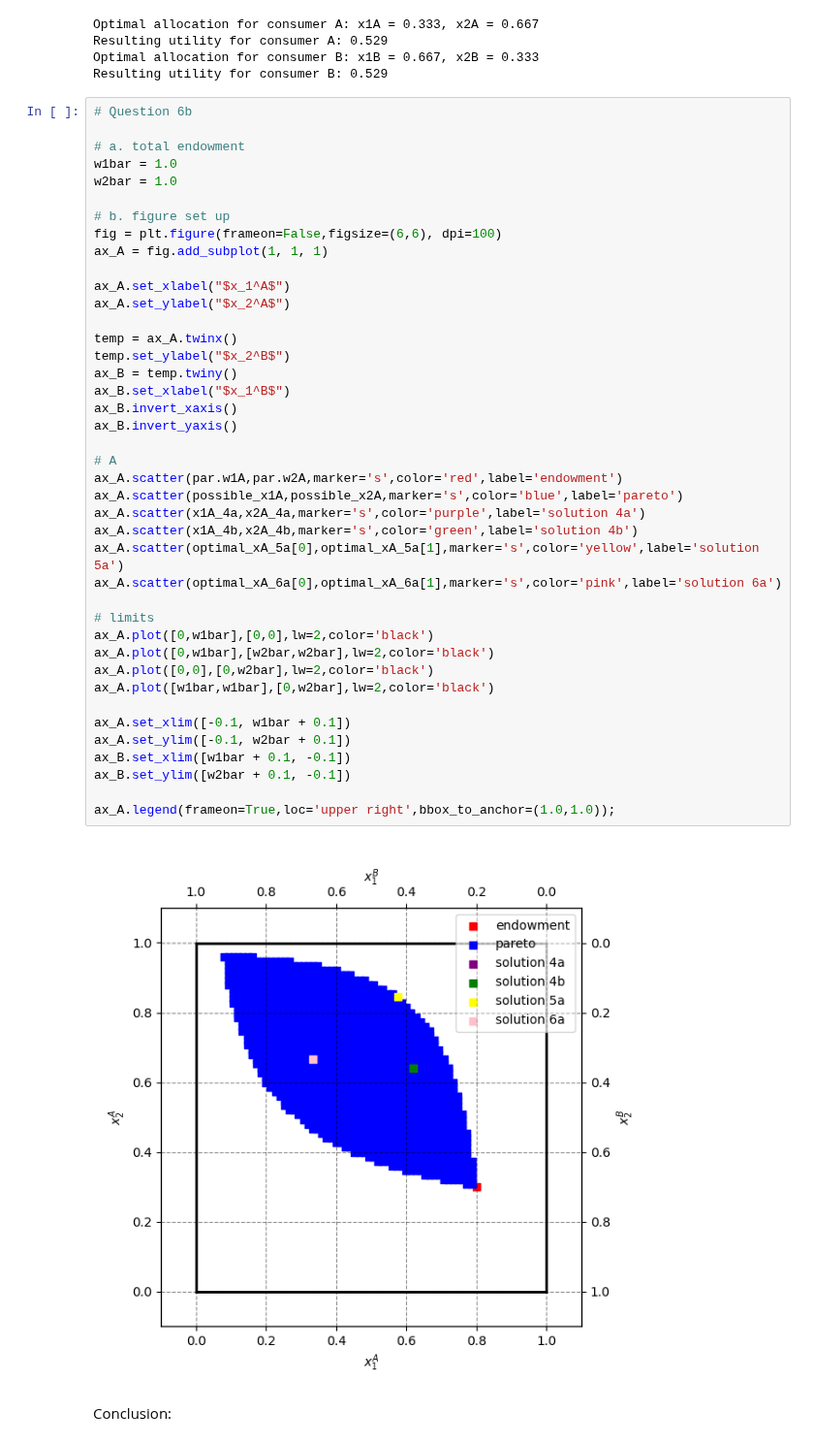
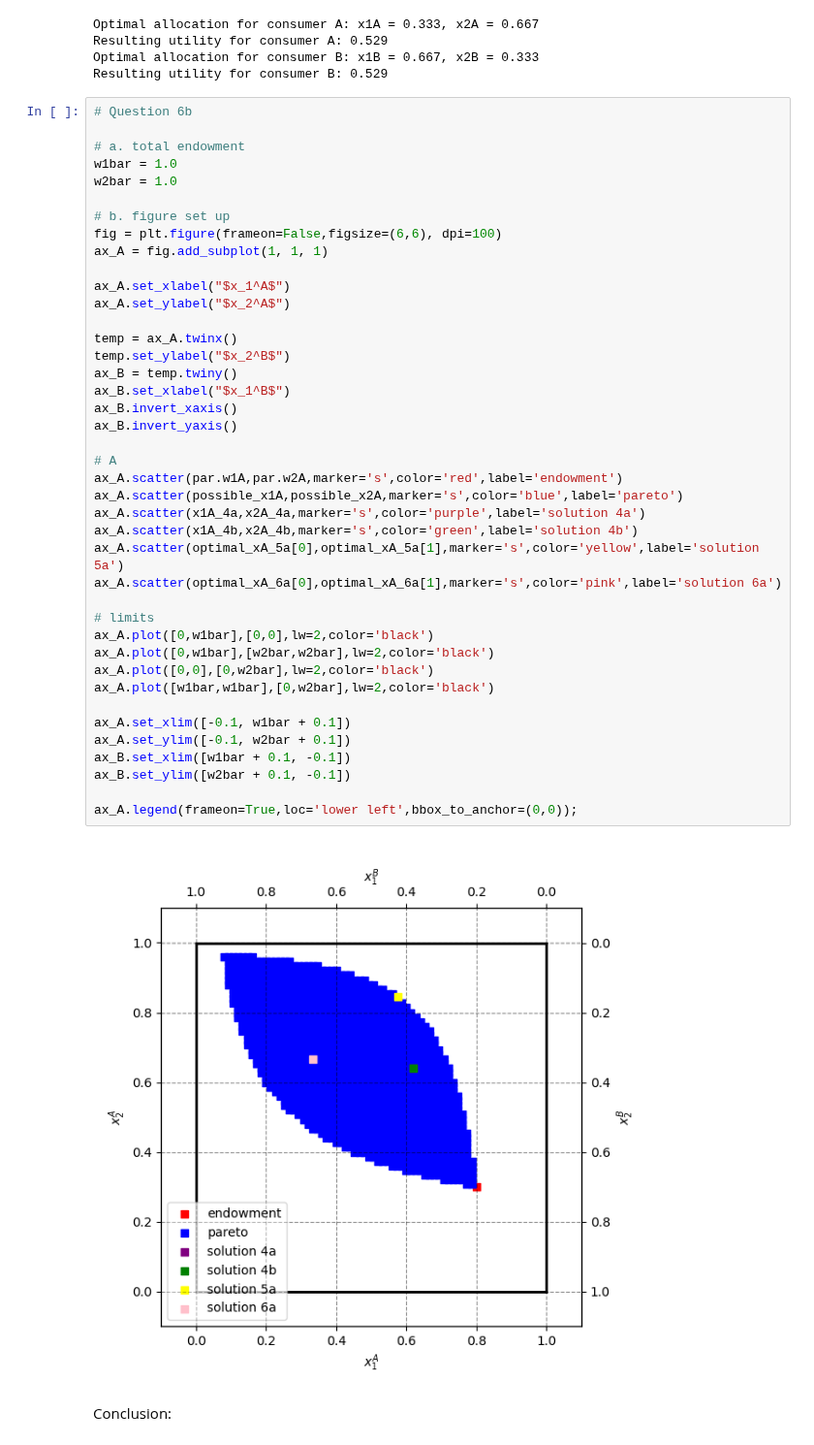
Before and after one commit to NumEconCopenhagen/projects-2024-emil-og-simon, a Jupyter notebook: inauguralproject/inauguralproject.ipynb, the cells around one changed output. Shown at 97% size. Saved outputs shown, nothing was run; the diff lists cells and outputs as text.

```diff
--- a/inauguralproject/inauguralproject.ipynb
+++ b/inauguralproject/inauguralproject.ipynb
@@ -456,35 +456,35 @@ ax_A = fig.add_subplot(1, 1, 1)
 ax_A.set_xlabel("$x_1^A$")
 ax_A.set_ylabel("$x_2^A$")
 
 temp = ax_A.twinx()
 temp.set_ylabel("$x_2^B$")
 ax_B = temp.twiny()
 ax_B.set_xlabel("$x_1^B$")
 ax_B.invert_xaxis()
 ax_B.invert_yaxis()
 
 # A
 ax_A.scatter(par.w1A,par.w2A,marker='s',color='red',label='endowment')
 ax_A.scatter(possible_x1A,possible_x2A,marker='s',color='blue',label='pareto')
 ax_A.scatter(x1A_4a,x2A_4a,marker='s',color='purple',label='solution 4a')
 ax_A.scatter(x1A_4b,x2A_4b,marker='s',color='green',label='solution 4b')
 ax_A.scatter(optimal_xA_5a[0],optimal_xA_5a[1],marker='s',color='yellow',label='solution 5a')
 ax_A.scatter(optimal_xA_6a[0],optimal_xA_6a[1],marker='s',color='pink',label='solution 6a')
 
 # limits
 ax_A.plot([0,w1bar],[0,0],lw=2,color='black')
 ax_A.plot([0,w1bar],[w2bar,w2bar],lw=2,color='black')
 ax_A.plot([0,0],[0,w2bar],lw=2,color='black')
 ax_A.plot([w1bar,w1bar],[0,w2bar],lw=2,color='black')
 
 ax_A.set_xlim([-0.1, w1bar + 0.1])
 ax_A.set_ylim([-0.1, w2bar + 0.1])
 ax_B.set_xlim([w1bar + 0.1, -0.1])
 ax_B.set_ylim([w2bar + 0.1, -0.1])
 
-ax_A.legend(frameon=True,loc='upper right',bbox_to_anchor=(1.0,1.0));
+ax_A.legend(frameon=True,loc='lower left',bbox_to_anchor=(0,0));
 # %% [output]
-[figure, old version]
+[figure, new version]
 # %% [markdown]
 Conclusion:
 # %% [markdown]
```
